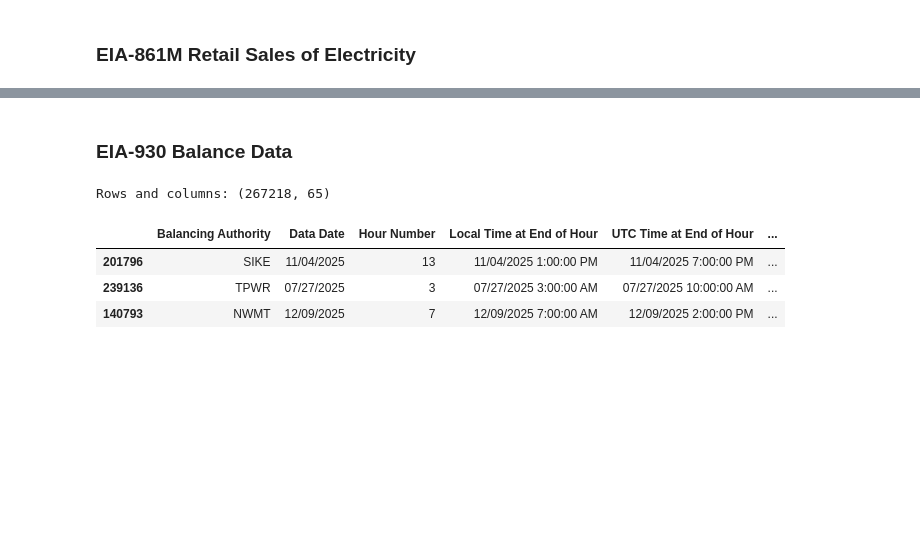
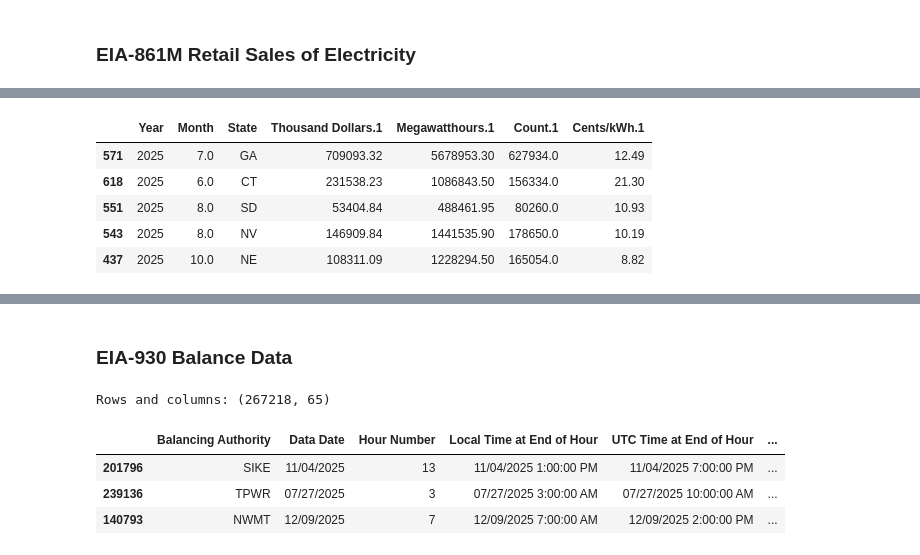
Before and after one commit to matthewchess/siads696, a Jupyter notebook: 02-data-cleaning.ipynb, the cells around one changed output, grey strips where cells are left out. Saved outputs shown, nothing was run; the diff lists cells and outputs as text; code cells hidden in the pictures; blank space fills up the shorter version.

```diff
--- a/02-data-cleaning.ipynb
+++ b/02-data-cleaning.ipynb
@@ -762,0 +858,13 @@ sales.describe(include="all").T
+# %%
+# Looking at 2025 only and only .1 since that is Commercial
+# EIA classifies data centers as commercial customers
+sales_2025 = sales[sales['Year']=='2025'].copy()
+sales_2025 = sales_2025[['Year','Month','State','Thousand Dollars.1','Megawatthours.1','Count.1','Cents/kWh.1']]
+sales_2025.sample(5)
+# %% [output]
+|  | Year | Month | State | Thousand Dollars.1 | Megawatthours.1 | Count.1 | Cents/kWh.1 |
+| 571 | 2025 | 7.0 | GA | 709093.32 | 5678953.30 | 627934.0 | 12.49 |
+| 618 | 2025 | 6.0 | CT | 231538.23 | 1086843.50 | 156334.0 | 21.30 |
+| 551 | 2025 | 8.0 | SD | 53404.84 | 488461.95 | 80260.0 | 10.93 |
+| 543 | 2025 | 8.0 | NV | 146909.84 | 1441535.90 | 178650.0 | 10.19 |
+| 437 | 2025 | 10.0 | NE | 108311.09 | 1228294.50 | 165054.0 | 8.82 |
```
Also changed, not shown: parts of 30 cells of this notebook.
